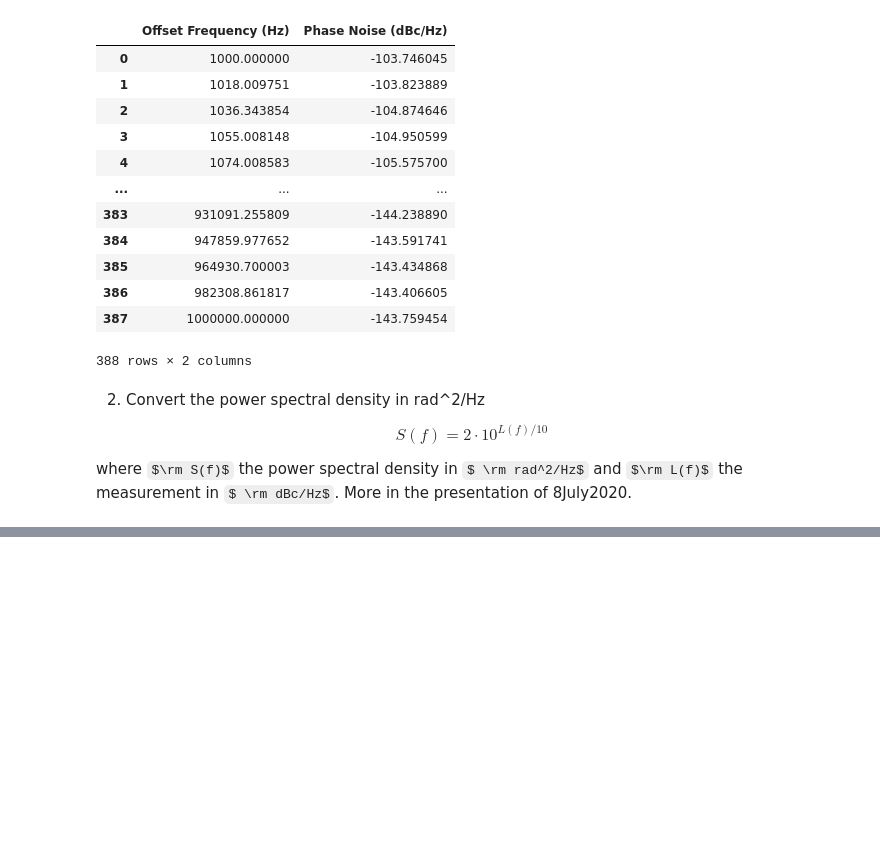
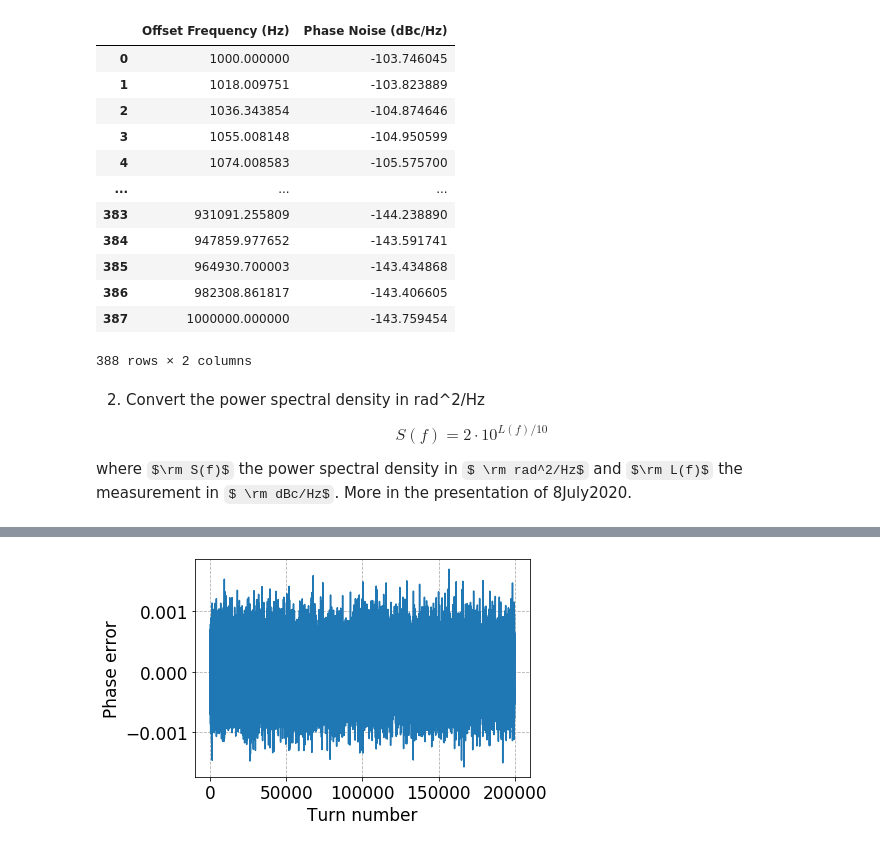
Before and after one commit to natriant/utils, a Jupyter notebook: noise_studies_playground/generate_noiseKicks_forRealSpectrum/KickGenerator.ipynb, the cells around one changed output, grey strips where cells are left out. Drawn from its saved outputs; the diff is of its cells as text; code cells hidden in the pictures; some formulas as TeX source; blank space fills up the shorter version.

```diff
--- a/noise_studies_playground/generate_noiseKicks_forRealSpectrum/KickGenerator.ipynb
+++ b/noise_studies_playground/generate_noiseKicks_forRealSpectrum/KickGenerator.ipynb
@@ -90,0 +109,23 @@ PhaseErrors_fft = np.fft.ifft(np.sqrt(psd))
+# %%
+#Give each spectral component a random phase, uniformly distributed between 0 and the frange, Phi(f(k))
+phi = np.exp(1j*2*np.pi*np.random.uniform(0,1,len(freq_3)))
+# %%
+# Construct the FFT signal
+phaseerrorsfft = A*phi
+# %%
+# complex conjugate of all but the first element
+phaseerrorsfft_conj = np.conj(phaseerrorsfft[1:])
+# Reverse the list
+reversed_list = phaseerrorsfft_conj[::-1]
+# merge them
+merged_list = list(phaseerrorsfft) + list(reversed_list)
+merged_list[0] = 0
+# %%
+phaseerrors = np.real(np.fft.ifft(merged_list))
+# %%
+plt.plot(phaseerrors)
+plt.xlabel('Turn number')
+plt.ylabel('Phase error')
+plt.grid(True, linestyle='--')
+# %% [output]
+[figure, added]
```
Also changed, not shown: parts of 10 cells of this notebook, 2 other files.
